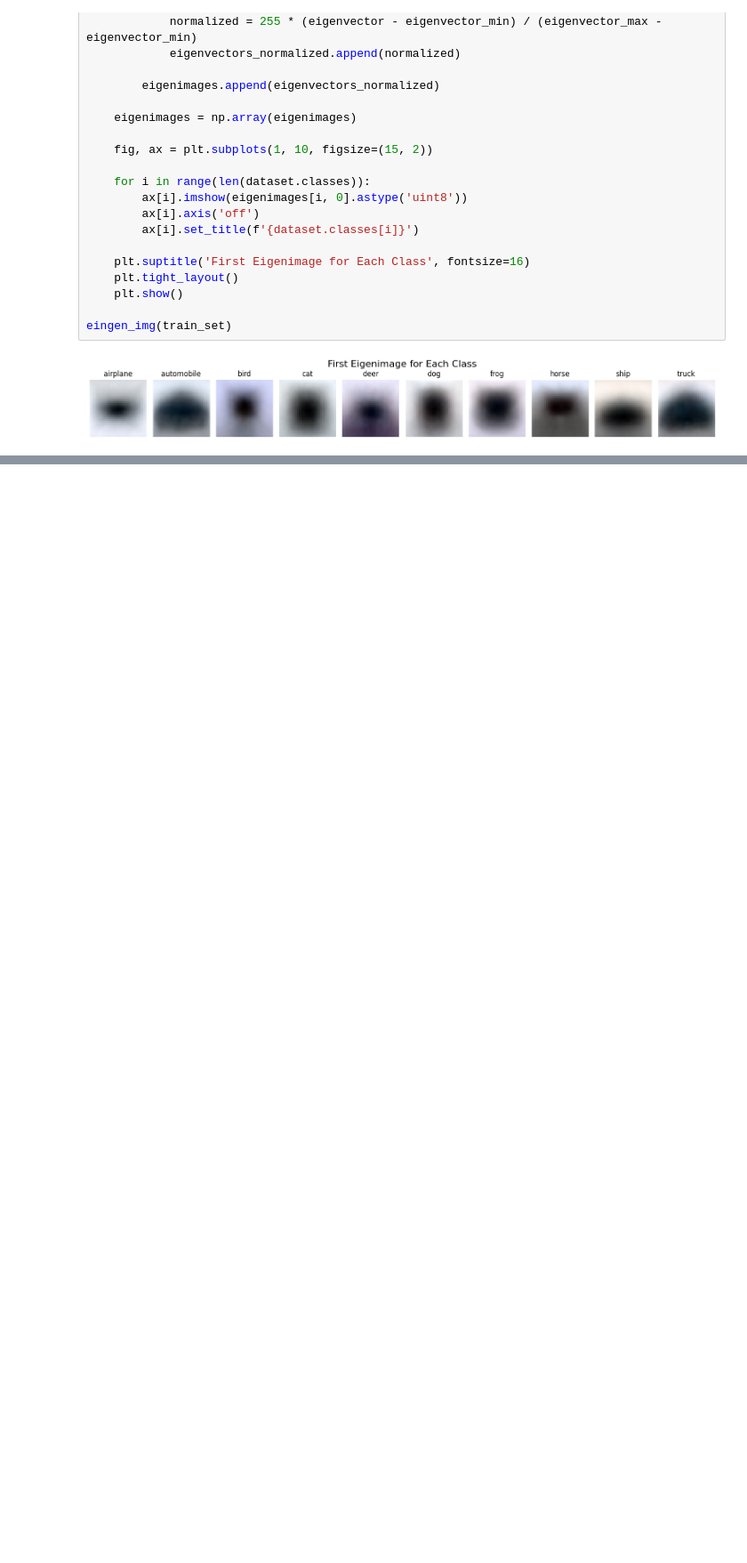
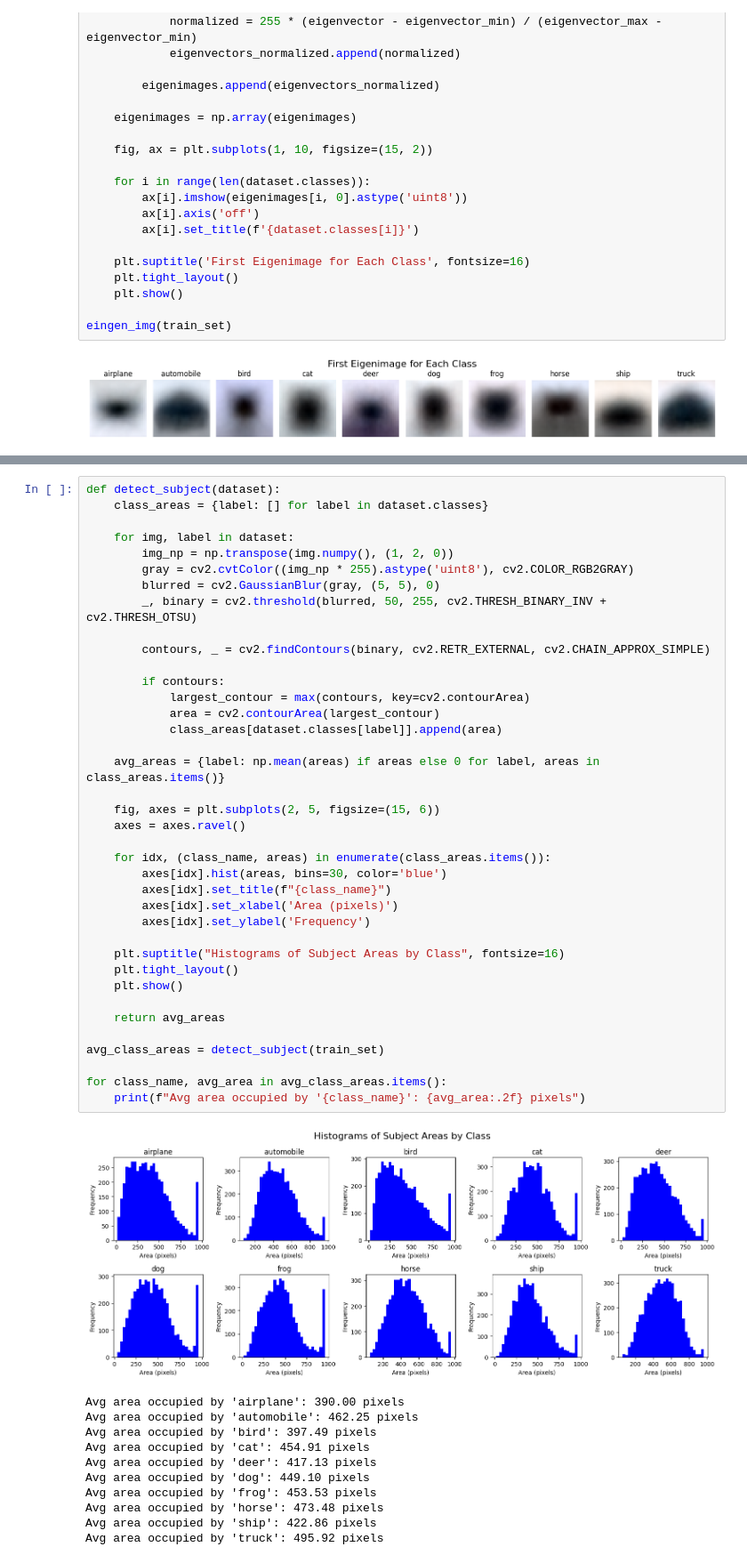
Before and after one commit to SnowdasNeves/wildlife-image-classifier, a Jupyter notebook: cifar10-eda.ipynb, the cells around one changed output, grey strips where cells are left out. Shown: that part at 89% size. Drawn from its saved outputs; the diff is of its cells as text; blank space fills up the shorter version.

```diff
--- a/cifar10-eda.ipynb
+++ b/cifar10-eda.ipynb
@@ -247,0 +288,50 @@ eingen_img(train_set)
+# %%
+def detect_subject(dataset):
+    class_areas = {label: [] for label in dataset.classes}
+
+    for img, label in dataset:
+        img_np = np.transpose(img.numpy(), (1, 2, 0))
+        gray = cv2.cvtColor((img_np * 255).astype('uint8'), cv2.COLOR_RGB2GRAY)
+        blurred = cv2.GaussianBlur(gray, (5, 5), 0)
+        _, binary = cv2.threshold(blurred, 50, 255, cv2.THRESH_BINARY_INV + cv2.THRESH_OTSU)
+
+        contours, _ = cv2.findContours(binary, cv2.RETR_EXTERNAL, cv2.CHAIN_APPROX_SIMPLE)
+
+        if contours:
+            largest_contour = max(contours, key=cv2.contourArea)
+            area = cv2.contourArea(largest_contour)
+            class_areas[dataset.classes[label]].append(area)
+
+    avg_areas = {label: np.mean(areas) if areas else 0 for label, areas in class_areas.items()}
+
+    fig, axes = plt.subplots(2, 5, figsize=(15, 6))
+    axes = axes.ravel()
+
+    for idx, (class_name, areas) in enumerate(class_areas.items()):
+        axes[idx].hist(areas, bins=30, color='blue')
+        axes[idx].set_title(f"{class_name}")
+        axes[idx].set_xlabel('Area (pixels)')
+        axes[idx].set_ylabel('Frequency')
+
+    plt.suptitle("Histograms of Subject Areas by Class", fontsize=16)
+    plt.tight_layout()
+    plt.show()
+
+    return avg_areas
+
+avg_class_areas = detect_subject(train_set)
+
+for class_name, avg_area in avg_class_areas.items():
+    print(f"Avg area occupied by '{class_name}': {avg_area:.2f} pixels")
+# %% [output]
+[figure, added]
+Avg area occupied by 'airplane': 390.00 pixels
+Avg area occupied by 'automobile': 462.25 pixels
+Avg area occupied by 'bird': 397.49 pixels
+Avg area occupied by 'cat': 454.91 pixels
+Avg area occupied by 'deer': 417.13 pixels
+Avg area occupied by 'dog': 449.10 pixels
+Avg area occupied by 'frog': 453.53 pixels
+Avg area occupied by 'horse': 473.48 pixels
+Avg area occupied by 'ship': 422.86 pixels
+Avg area occupied by 'truck': 495.92 pixels
```
Also changed, not shown: parts of 11 cells of this notebook.
